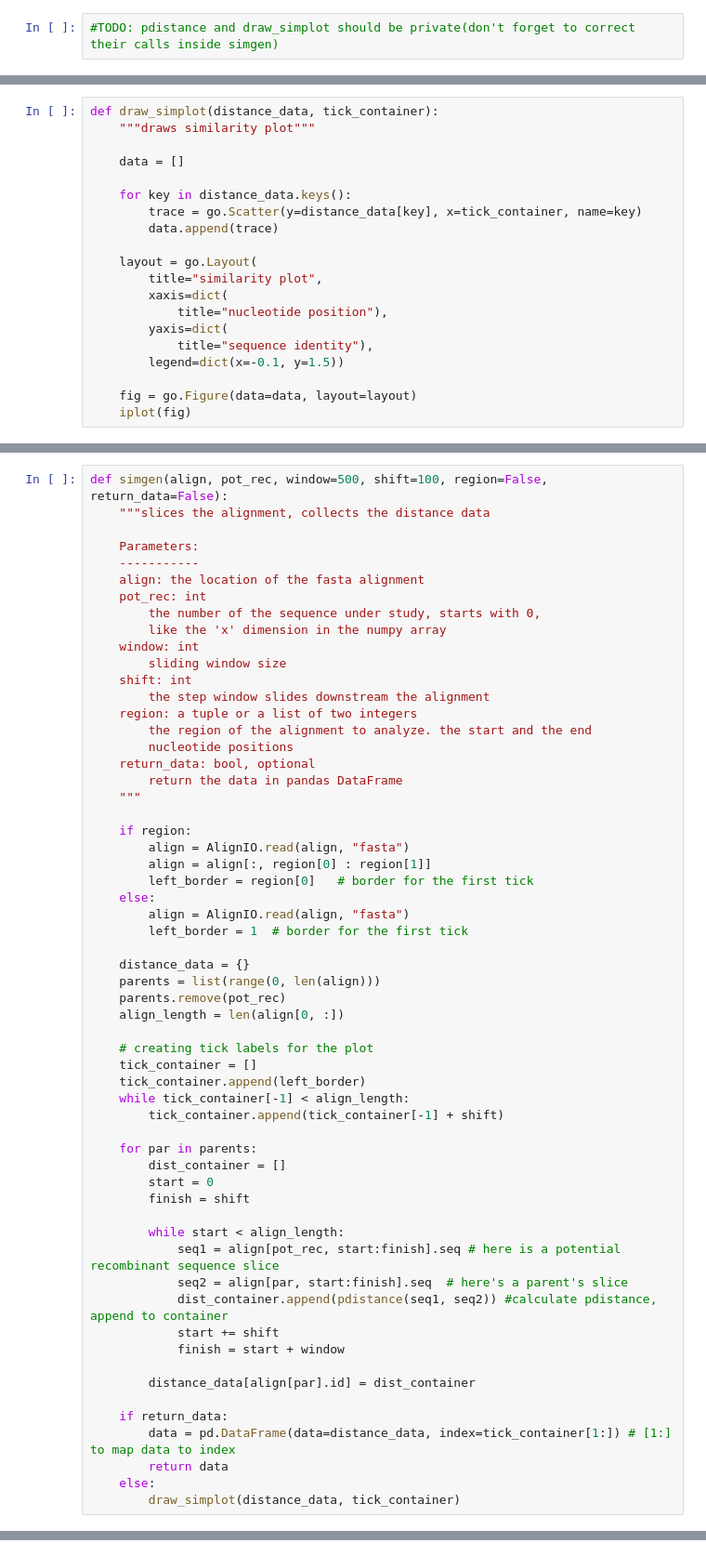
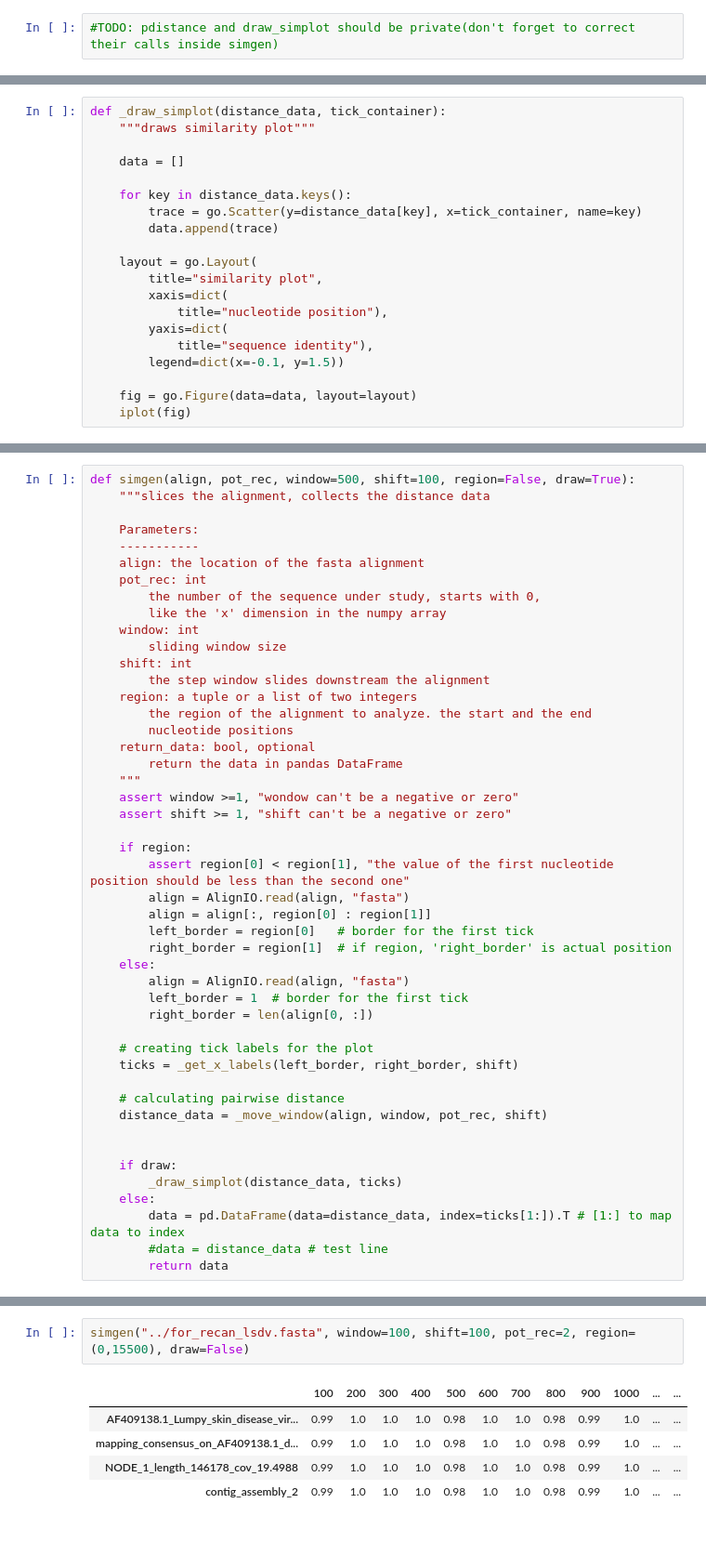
Before and after one commit to babinyurii/recan, a Jupyter notebook: 5_plotly_plotting.ipynb, the cells around one changed output, grey strips where cells are left out. Shown at 93% size. Drawn from its saved outputs; the diff is of its cells as text.

```diff
--- a/5_plotly_plotting.ipynb
+++ b/5_plotly_plotting.ipynb
@@ -38,5 +53,5 @@ def pdistance(seq1, seq2):
 # %%
-def draw_simplot(distance_data, tick_container):
+def _draw_simplot(distance_data, tick_container):
     """draws similarity plot"""
 
     data = []
@@ -58,5 +109,5 @@ def draw_simplot(distance_data, tick_container):
 # %%
-def simgen(align, pot_rec, window=500, shift=100, region=False, return_data=False):
+def simgen(align, pot_rec, window=500, shift=100, region=False, draw=True):
     """slices the alignment, collects the distance data
 
     Parameters:
@@ -75,43 +126,31 @@ def simgen(align, pot_rec, window=500, shift=100, region=False, return_data=Fals
     return_data: bool, optional
         return the data in pandas DataFrame
     """
+    assert window >=1, "wondow can't be a negative or zero"
+    assert shift >= 1, "shift can't be a negative or zero"
 
     if region:
+        assert region[0] < region[1], "the value of the first nucleotide position should be less than the second one"
         align = AlignIO.read(align, "fasta")
         align = align[:, region[0] : region[1]]
         left_border = region[0]   # border for the first tick
+        right_border = region[1]  # if region, 'right_border' is actual position
     else:
         align = AlignIO.read(align, "fasta")
         left_border = 1  # border for the first tick
-
-    distance_data = {}
-    parents = list(range(0, len(align)))
-    parents.remove(pot_rec)
-    align_length = len(align[0, :])
+        right_border = len(align[0, :])
 
     # creating tick labels for the plot
-    tick_container = []
-    tick_container.append(left_border)
-    while tick_container[-1] < align_length:
-        tick_container.append(tick_container[-1] + shift)
+    ticks = _get_x_labels(left_border, right_border, shift)
 
-    for par in parents:
-        dist_container = []
-        start = 0
-        finish = shift
+    # calculating pairwise distance
+    distance_data = _move_window(align, window, pot_rec, shift)
 
-        while start < align_length:
-            seq1 = align[pot_rec, start:finish].seq # here is a potential recombinant sequence slice
-            seq2 = align[par, start:finish].seq  # here's a parent's slice
-            dist_container.append(pdistance(seq1, seq2)) #calculate pdistance, append to container
-            start += shift
-            finish = start + window
 
-        distance_data[align[par].id] = dist_container
-
-    if return_data:
-        data = pd.DataFrame(data=distance_data, index=tick_container[1:]) # [1:] to map data to index
+    if draw:
+        _draw_simplot(distance_data, ticks)
+    else:
+        data = pd.DataFrame(data=distance_data, index=ticks[1:]).T # [1:] to map data to index
+        #data = distance_data # test line
         return data
-    else:
-        draw_simplot(distance_data, tick_container)
 # %%
@@ -147,0 +206,8 @@ simgen("for_recan_lsdv_1.fasta", window=500, shift=100, pot_rec=2, region=(12000
+# %%
+simgen("../for_recan_lsdv.fasta", window=100, shift=100, pot_rec=2, region=(0,15500), draw=False)
+# %% [output]
+|  | 100 | 200 | 300 | 400 | 500 | 600 | 700 | 800 | 900 | 1000 | ... | ... |
+| AF409138.1_Lumpy_skin_disease_vir... | 0.99 | 1.0 | 1.0 | 1.0 | 0.98 | 1.0 | 1.0 | 0.98 | 0.99 | 1.0 | ... | ... |
+| mapping_consensus_on_AF409138.1_d... | 0.99 | 1.0 | 1.0 | 1.0 | 0.98 | 1.0 | 1.0 | 0.98 | 0.99 | 1.0 | ... | ... |
+| NODE_1_length_146178_cov_19.4988 | 0.99 | 1.0 | 1.0 | 1.0 | 0.98 | 1.0 | 1.0 | 0.98 | 0.99 | 1.0 | ... | ... |
+| contig_assembly_2 | 0.99 | 1.0 | 1.0 | 1.0 | 0.98 | 1.0 | 1.0 | 0.98 | 0.99 | 1.0 | ... | ... |
```
Also changed, not shown: parts of 21 cells of this notebook, 4 other files.
